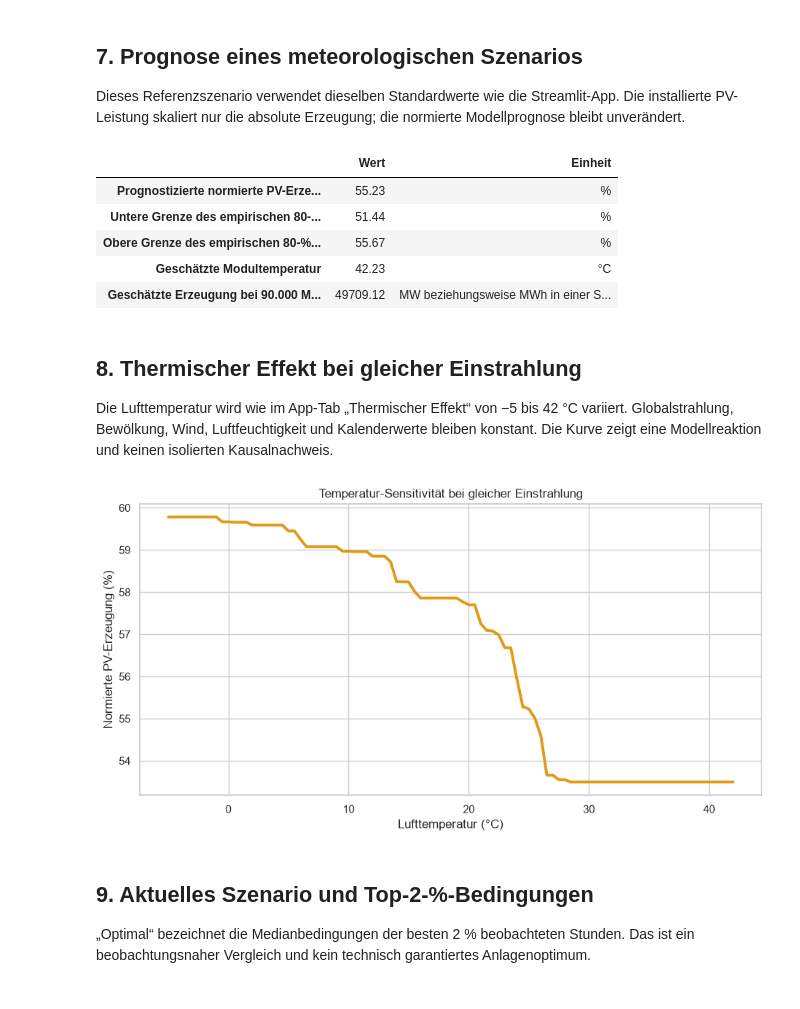
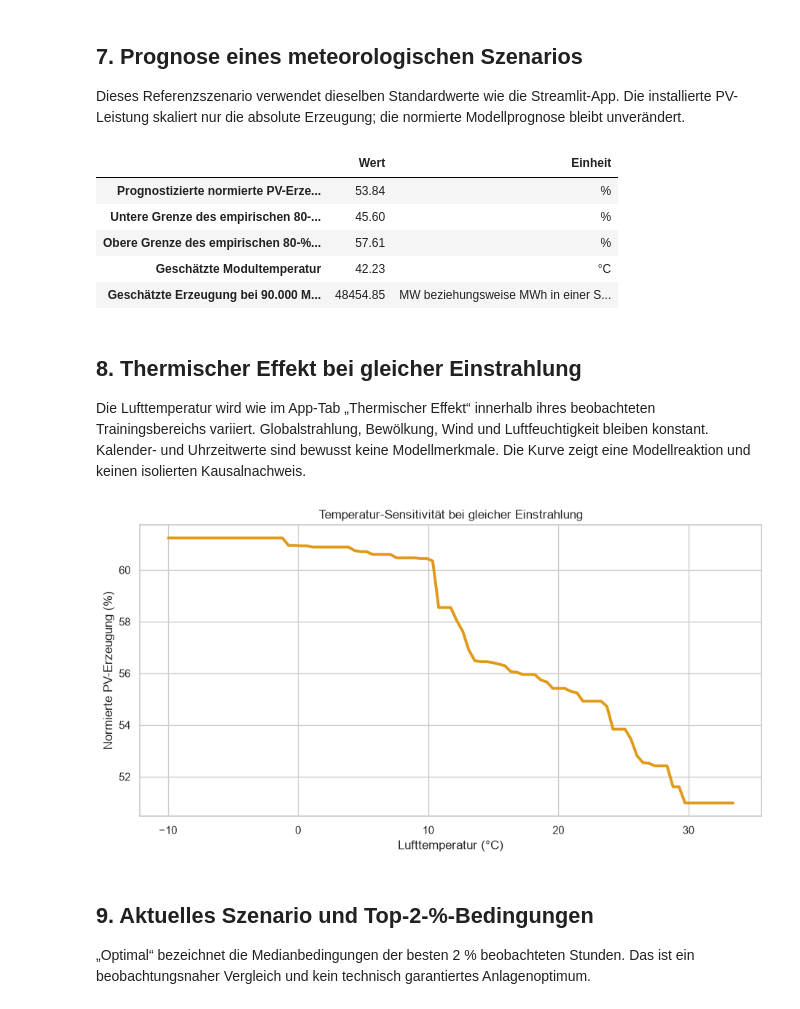
Before and after one commit to MoFrei98/BigDataPhotovoltaikerzeugung, a Jupyter notebook: notebooks/pv_wetter_deutschland.ipynb, the cells around one changed output. Cells and saved outputs as stored; diff of their text form; code cells hidden in the pictures.

```diff
--- a/notebooks/pv_wetter_deutschland.ipynb
+++ b/notebooks/pv_wetter_deutschland.ipynb
@@ -298,39 +303,13 @@ Dieses Referenzszenario verwendet dieselben Standardwerte wie die
 Streamlit-App. Die installierte PV-Leistung skaliert nur die absolute Erzeugung;
 die normierte Modellprognose bleibt unverändert.
 # %%
-SCENARIO_REFERENCE_DAY = pd.Timestamp("2024-07-01")
-SCENARIO_REFERENCE_HOUR = 13
-
-
-def solar_zenith(day, hour, latitude_deg=51.0):
-    day_of_year = pd.Timestamp(day).dayofyear
-    declination = np.deg2rad(
-        23.44 * np.sin(2 * np.pi * (284 + day_of_year) / 365)
-    )
-    latitude = np.deg2rad(latitude_deg)
-    hour_angle = np.deg2rad(15 * (hour - 12))
-    cosine = (
-        np.sin(latitude) * np.sin(declination)
-        + np.cos(latitude) * np.cos(declination) * np.cos(hour_angle)
-    )
-    return float(np.rad2deg(np.arccos(np.clip(cosine, -1, 1))))
-
-
 def scenario_frame(
-    day=SCENARIO_REFERENCE_DAY,
-    hour=SCENARIO_REFERENCE_HOUR,
     radiation=270.0,
     temperature=25.0,
     cloud_cover=2.0,
     wind_speed=3.0,
     humidity=55.0,
 ):
-    timestamp = (
-        pd.Timestamp(day)
-        .replace(hour=hour)
-        .tz_localize("Europe/Berlin", ambiguous=True, nonexistent="shift_forward")
-        .tz_convert("UTC")
-    )
     diffuse_share = np.clip(0.14 + 0.075 * cloud_cover, 0.12, 0.82)
     sunshine = np.clip(
         60 * (radiation / 330) * (1 - cloud_cover / 9),
@@ -339,13 +318,13 @@ def scenario_frame(
     )
     return pd.DataFrame(
         {
-            "timestamp_utc": [timestamp],
+            # Technischer Platzhalter: Kalenderwerte sind keine Modellmerkmale.
+            "timestamp_utc": [pd.Timestamp("2024-01-01", tz="UTC")],
             "temperature_c": [temperature],
             "relative_humidity_pct": [humidity],
             "global_radiation_j_cm2": [radiation],
             "diffuse_radiation_j_cm2": [radiation * diffuse_share],
             "sunshine_duration_min": [sunshine],
-            "solar_zenith_angle_deg": [solar_zenith(day, hour)],
             "cloud_cover_oktas": [cloud_cover],
             "wind_speed_m_s": [wind_speed],
         }
@@ -390,52 +369,54 @@ scenario_result = pd.DataFrame(
 display(scenario_result.round(2))
 # %% [output]
 |  | Wert | Einheit |
-| Prognostizierte normierte PV-Erze... | 55.23 | % |
-| Untere Grenze des empirischen 80-... | 51.44 | % |
-| Obere Grenze des empirischen 80-%... | 55.67 | % |
+| Prognostizierte normierte PV-Erze... | 53.84 | % |
+| Untere Grenze des empirischen 80-... | 45.60 | % |
+| Obere Grenze des empirischen 80-%... | 57.61 | % |
 | Geschätzte Modultemperatur | 42.23 | °C |
-| Geschätzte Erzeugung bei 90.000 M... | 49709.12 | MW beziehungsweise MWh in einer S... |
+| Geschätzte Erzeugung bei 90.000 M... | 48454.85 | MW beziehungsweise MWh in einer S... |
 # %% [markdown]
 ## 8. Thermischer Effekt bei gleicher Einstrahlung
 
-Die Lufttemperatur wird wie im App-Tab „Thermischer Effekt“ von −5 bis 42 °C
-variiert. Globalstrahlung, Bewölkung, Wind, Luftfeuchtigkeit und Kalenderwerte
-bleiben konstant. Die Kurve zeigt eine Modellreaktion und keinen isolierten
+Die Lufttemperatur wird wie im App-Tab „Thermischer Effekt“ innerhalb ihres
+beobachteten Trainingsbereichs variiert. Globalstrahlung, Bewölkung, Wind und
+Luftfeuchtigkeit bleiben konstant. Kalender- und Uhrzeitwerte sind bewusst
+keine Modellmerkmale. Die Kurve zeigt eine Modellreaktion und keinen isolierten
 Kausalnachweis.
 # %%
-temperatures = np.linspace(-5, 42, 95)
+temperature_min, temperature_max = bundle.training_bounds["temperature_c"]
+temperatures = np.linspace(temperature_min, temperature_max, 95)
 curve_input = pd.concat(
     [scenario_frame(temperature=float(value)) for value in temperatures],
     ignore_index=True,
 )
 curve_prediction = predict_yield(bundle, curve_input)
 curve_data = pd.DataFrame(
     {
         "Lufttemperatur (°C)": temperatures,
         "Geschätzte Modultemperatur (°C)": estimate_module_temperature(
             temperatures,
             np.full_like(temperatures, 270.0),
             np.full_like(temperatures, 3.0),
         ),
         "Normierte PV-Erzeugung (%)": (
             curve_prediction["normalized_pv_prediction"].to_numpy() * 100
         ),
     }
 )
 
 plt.figure(figsize=(11, 5.2))
 plt.plot(
     curve_data["Lufttemperatur (°C)"],
     curve_data["Normierte PV-Erzeugung (%)"],
     color="#E19A18",
     linewidth=2.8,
 )
 plt.xlabel("Lufttemperatur (°C)")
 plt.ylabel("Normierte PV-Erzeugung (%)")
 plt.title("Temperatur-Sensitivität bei gleicher Einstrahlung")
 plt.show()
 # %% [output]
-[figure, old version]
+[figure, new version]
 # %% [markdown]
 ## 9. Aktuelles Szenario und Top-2-%-Bedingungen
 
```
Also changed, not shown: parts of 5 cells of this notebook, 8 other files.
